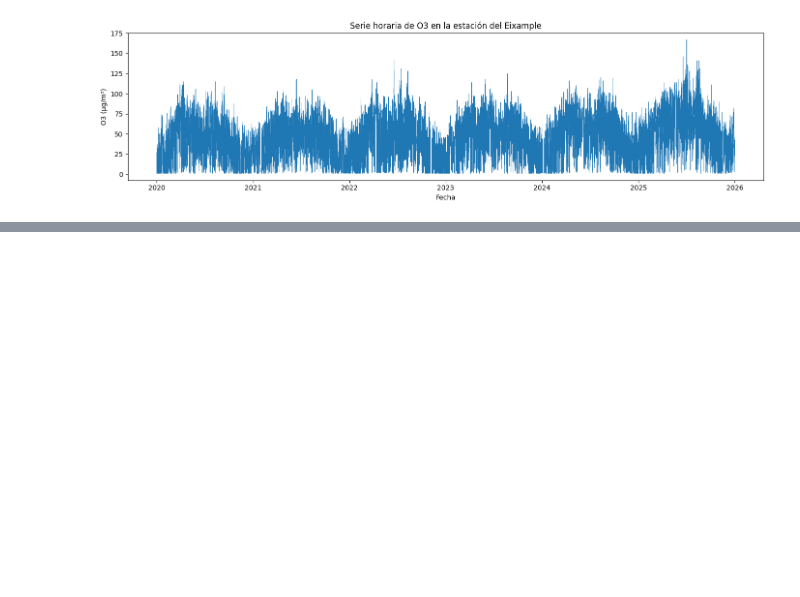
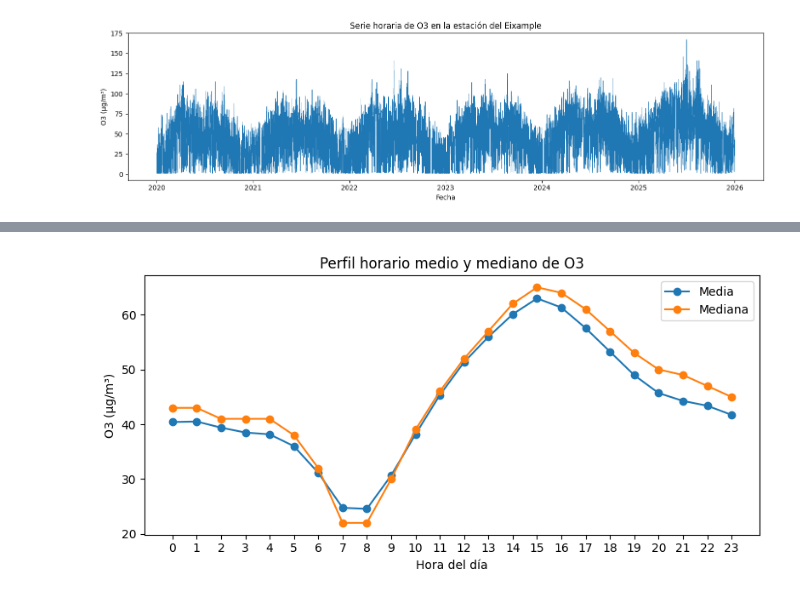
Before and after one commit to hipenation2142/trabajo, a Jupyter notebook: notebooks/01_eda_o3.ipynb, the cells around one changed output, grey strips where cells are left out. Cells and saved outputs as stored; diff of their text form; code cells hidden in the pictures; blank space fills up the shorter version.

```diff
--- a/notebooks/01_eda_o3.ipynb
+++ b/notebooks/01_eda_o3.ipynb
@@ -308,0 +433,12 @@ plt.show()
+# %%
+# Se calcula el perfil horario medio y mediano.
+# Esto permite comprobar si existe un ciclo diario claro en la concentración de O3.
+
+hourly_profile = (
+    eda_df.groupby("hour")["o3"]
+    .agg(mean_o3="mean", median_o3="median", std_o3="std", count="count")
+)
+
+display(hourly_profile.round(2))
+
+hourly_profile.to_csv(TABLES_DIR / "eda_hourly_profile.csv")
@@ -308,0 +464,26 @@ plt.show()
+# %%
+# Se dibuja la gráfica del perfil horario.
+# Si aparece un patrón claro por hora del día, esto justificará incluir variables
+# de calendario y retardos asociados al ciclo diario.
+fig, ax = plt.subplots(figsize=(8, 4))
+
+ax.plot(hourly_profile.index, hourly_profile["mean_o3"], marker="o", label="Media")
+ax.plot(hourly_profile.index, hourly_profile["median_o3"], marker="o", label="Mediana")
+
+ax.set_title("Perfil horario medio y mediano de O3")
+ax.set_xlabel("Hora del día")
+ax.set_ylabel("O3 (µg/m³)")
+ax.set_xticks(range(0, 24))
+ax.legend()
+
+fig.tight_layout()
+
+fig.savefig(
+    FIGURES_GENERATED_DIR / "eda_hourly_profile.png",
+    dpi=150,
+    bbox_inches="tight",
+)
+
+plt.show()
+# %% [output]
+[figure, added]
```
Also changed, not shown: parts of 12 cells of this notebook, 13 other files.
